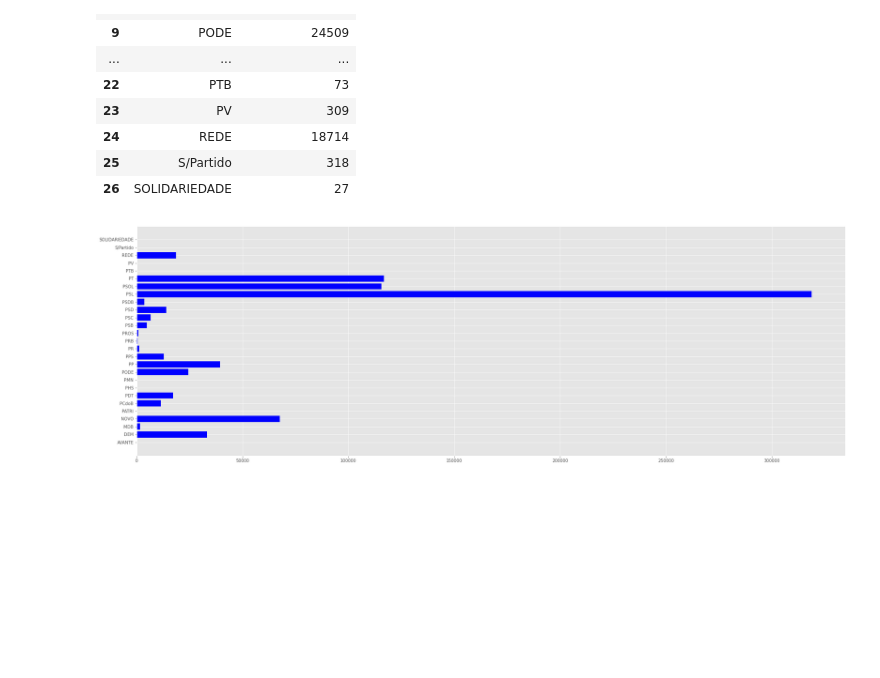
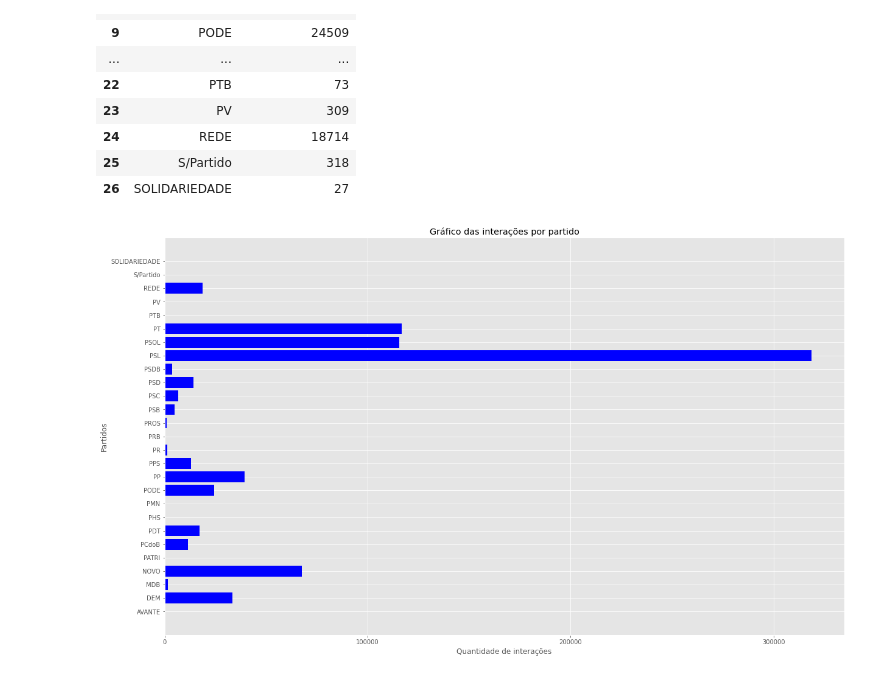
Before and after one commit to hiagonfs/analise_parlamentar, a Jupyter notebook: tcc_1first.ipynb, the cells around one changed output. Saved outputs shown, nothing was run; the diff lists cells and outputs as text; code cells hidden in the pictures; blank space fills up the shorter version.

```diff
--- a/tcc_1first.ipynb
+++ b/tcc_1first.ipynb
@@ -239,23 +239,20 @@ dt_fromdict
 | 25 | S/Partido | 318 |
 | 26 | SOLIDARIEDADE | 27 |
 # %%
+#Plotando grafico com os partidos e as interações totais em cada um
 partidos = list(dt_fromdict['partido'])
 totalInteracoesPartidos = list(dt_fromdict['totalInteracoes'])
 
-fig = plt.figure(figsize = (30, 10))
+fig = plt.figure(figsize = (20, 12))
 
 plt.barh(partidos, totalInteracoesPartidos, color ='blue')
 
+plt.xticks([0, 100000, 200000, 300000])
+
+plt.xlabel("Quantidade de interações")
+plt.ylabel("Partidos")
+plt.title("Gráfico das interações por partido")
+
 plt.show()
-
-#fig = plt.figure(figsize = (30, 10))
-
-# creating the bar plot
-#plt.bar(totalInteracoesPartidos, partidos, color ='maroon', width = 0.5)
-
-#plt.xlabel("Partidos")
-#plt.ylabel("Quantidade de interações")
-##plt.title("Gráfico das interações por partido")
-#plt.show()
 # %% [output]
-[figure, old version]
+[figure, new version]
```
